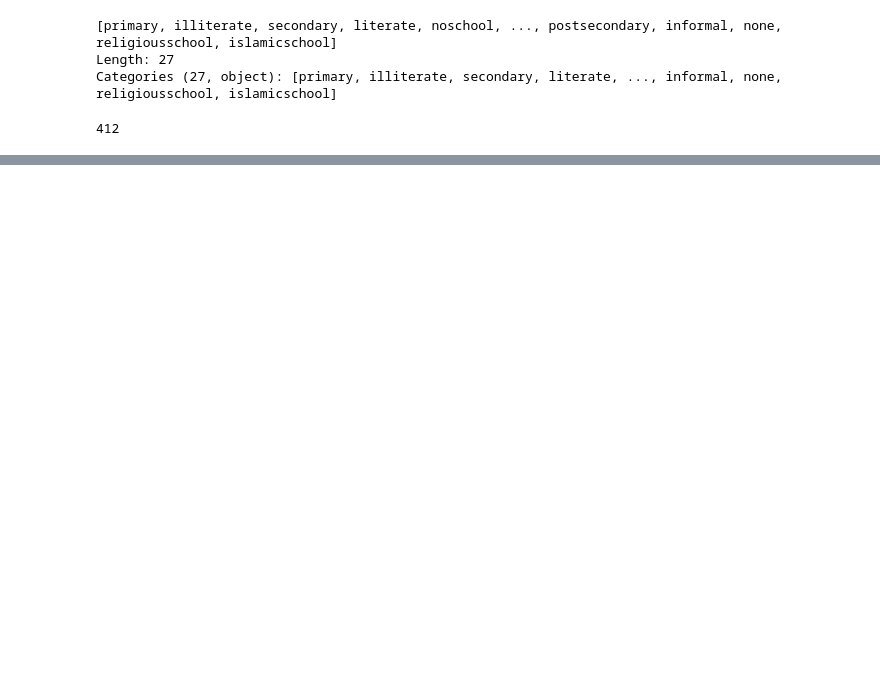
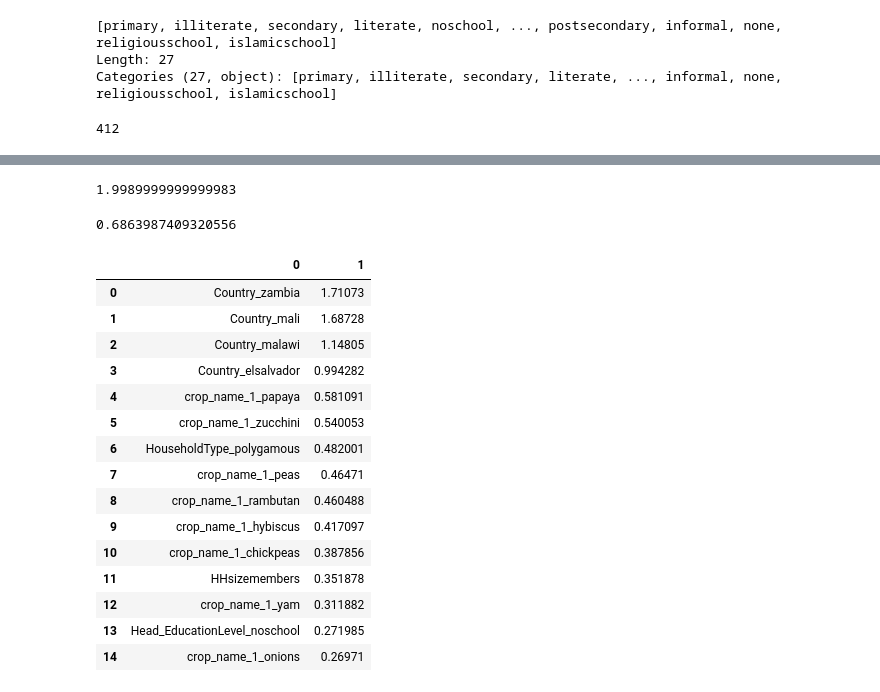
Before and after one commit to laporpe/STA_208, a Jupyter notebook: finalized_code/Ridge_reg.ipynb, the cells around one changed output, grey strips where cells are left out. Saved outputs shown, nothing was run; the diff lists cells and outputs as text; code cells hidden in the pictures; blank space fills up the shorter version.

```diff
--- a/finalized_code/Ridge_reg.ipynb
+++ b/finalized_code/Ridge_reg.ipynb
@@ -354,0 +360,39 @@ SyntaxError: invalid syntax (<ipython-input-169-580f3d44ef86>, line 1)
+# %%
+X_train_ppi, X_test_ppi, y_train_ppi, y_test_ppi = train_test_split(X_ppi ,y_ppi, test_size = 0.3, random_state = 2021)
+
+
+ppi_ridge_cv=RidgeCV(alphas=np.arange(0.01,2,0.001))
+ppi_model_cv=ppi_ridge_cv.fit(X_train_ppi,y_train_ppi)
+ppi_model_cv.alpha_
+# %% [output]
+1.9989999999999983
+# %%
+#refit model with alpha =3 and get score
+r1 = Ridge(alpha = ppi_model_cv.alpha_)
+r1.fit(X_train_ppi,y_train_ppi)
+y_pred_ridge_ppi = r1.predict(X_test_ppi)
+MSE_ppi = np.mean((y_pred_ridge_ppi-np.array(y_test_ppi))**2)
+MSE_ppi
+# %% [output]
+0.6863987409320556
+# %%
+feature_imp_ppi  = pd.DataFrame([X_train_ppi.columns, r1.coef_]).T
+feature_imp_ppi = feature_imp_ppi.sort_values(by = 1,ascending = False).reset_index(drop = True)
+feature_imp_ppi.iloc[0:15,:]
+# %% [output]
+|  | 0 | 1 |
+| 0 | Country_zambia | 1.71073 |
+| 1 | Country_mali | 1.68728 |
+| 2 | Country_malawi | 1.14805 |
+| 3 | Country_elsalvador | 0.994282 |
+| 4 | crop_name_1_papaya | 0.581091 |
+| 5 | crop_name_1_zucchini | 0.540053 |
+| 6 | HouseholdType_polygamous | 0.482001 |
+| 7 | crop_name_1_peas | 0.46471 |
+| 8 | crop_name_1_rambutan | 0.460488 |
+| 9 | crop_name_1_hybiscus | 0.417097 |
+| 10 | crop_name_1_chickpeas | 0.387856 |
+| 11 | HHsizemembers | 0.351878 |
+| 12 | crop_name_1_yam | 0.311882 |
+| 13 | Head_EducationLevel_noschool | 0.271985 |
+| 14 | crop_name_1_onions | 0.26971 |
```
Also changed, not shown: parts of 21 cells of this notebook.
